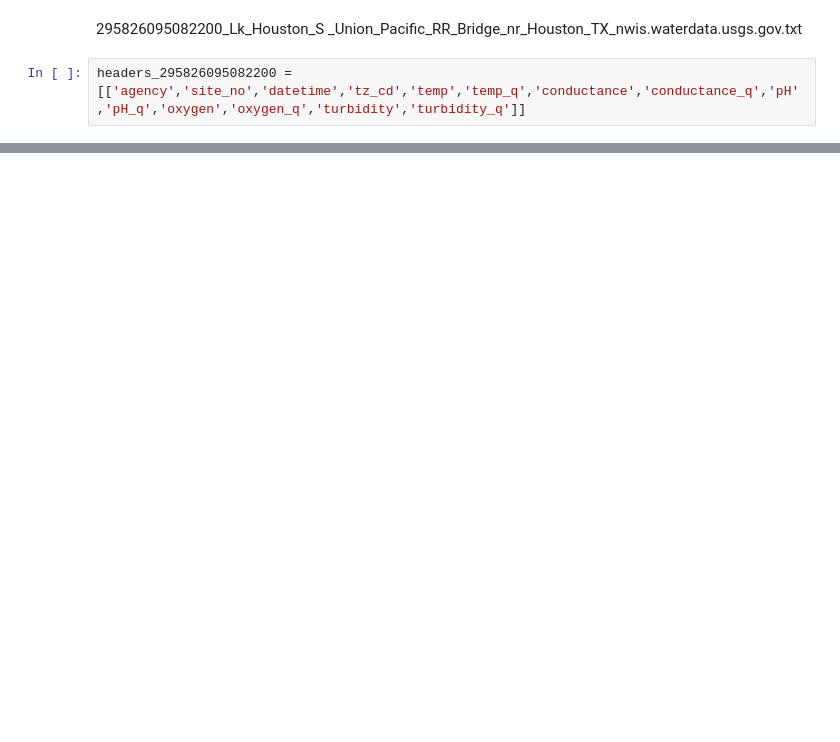
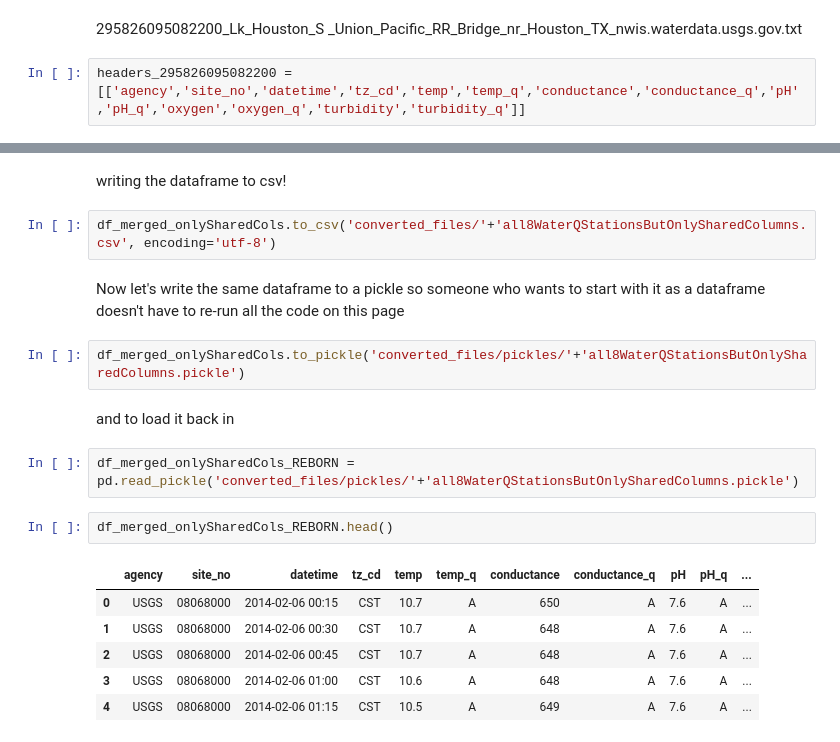
Before and after one commit to houstondatavis/data-jam-June-2018, a Jupyter notebook: First format conversions.ipynb, the cells around one changed output, grey strips where cells are left out. Drawn from its saved outputs; the diff is of its cells as text; blank space fills up the shorter version.

Commit message:
added a pickle and a csv of everything

```diff
--- a/First format conversions.ipynb
+++ b/First format conversions.ipynb
@@ -254,0 +325,21 @@ convertTabTxtToCSVwLables('orig_txt',"295826095082200_Lk_Houston_S _Union_Pacifi
+# %% [markdown]
+writing the dataframe to csv!
+# %%
+df_merged_onlySharedCols.to_csv('converted_files/'+'all8WaterQStationsButOnlySharedColumns.csv', encoding='utf-8')
+# %% [markdown]
+Now let's write the same dataframe to a pickle so someone who wants to start with it as a dataframe doesn't have to re-run all the code on this page
+# %%
+df_merged_onlySharedCols.to_pickle('converted_files/pickles/'+'all8WaterQStationsButOnlySharedColumns.pickle')
+# %% [markdown]
+and to load it back in
+# %%
+df_merged_onlySharedCols_REBORN = pd.read_pickle('converted_files/pickles/'+'all8WaterQStationsButOnlySharedColumns.pickle')
+# %%
+df_merged_onlySharedCols_REBORN.head()
+# %% [output]
+|  | agency | site_no | datetime | tz_cd | temp | temp_q | conductance | conductance_q | pH | pH_q | ... |
+| 0 | USGS | 08068000 | 2014-02-06 00:15 | CST | 10.7 | A | 650 | A | 7.6 | A | ... |
+| 1 | USGS | 08068000 | 2014-02-06 00:30 | CST | 10.7 | A | 648 | A | 7.6 | A | ... |
+| 2 | USGS | 08068000 | 2014-02-06 00:45 | CST | 10.7 | A | 648 | A | 7.6 | A | ... |
+| 3 | USGS | 08068000 | 2014-02-06 01:00 | CST | 10.6 | A | 648 | A | 7.6 | A | ... |
+| 4 | USGS | 08068000 | 2014-02-06 01:15 | CST | 10.5 | A | 649 | A | 7.6 | A | ... |
```
Also changed, not shown: parts of 26 cells of this notebook, 13 other files.
